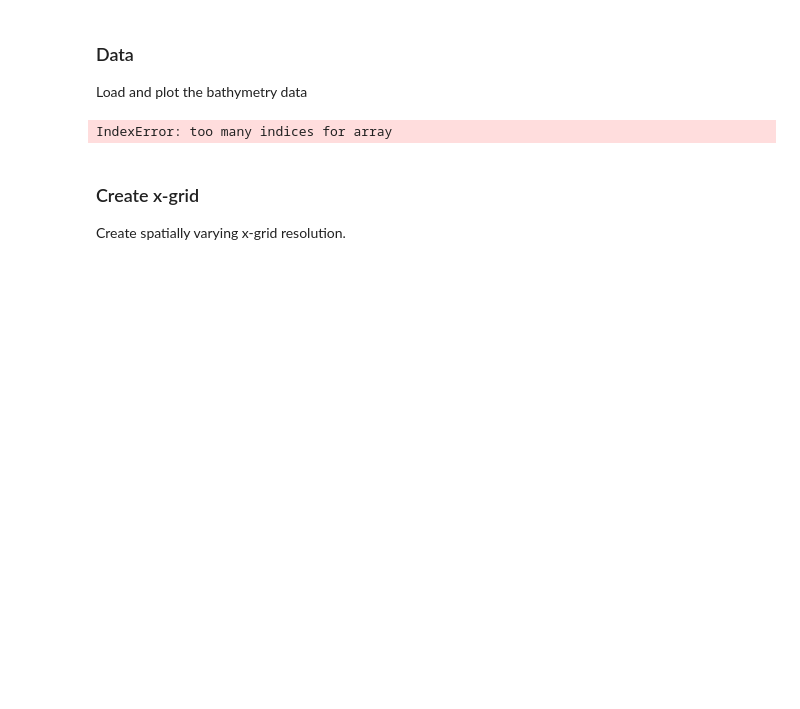
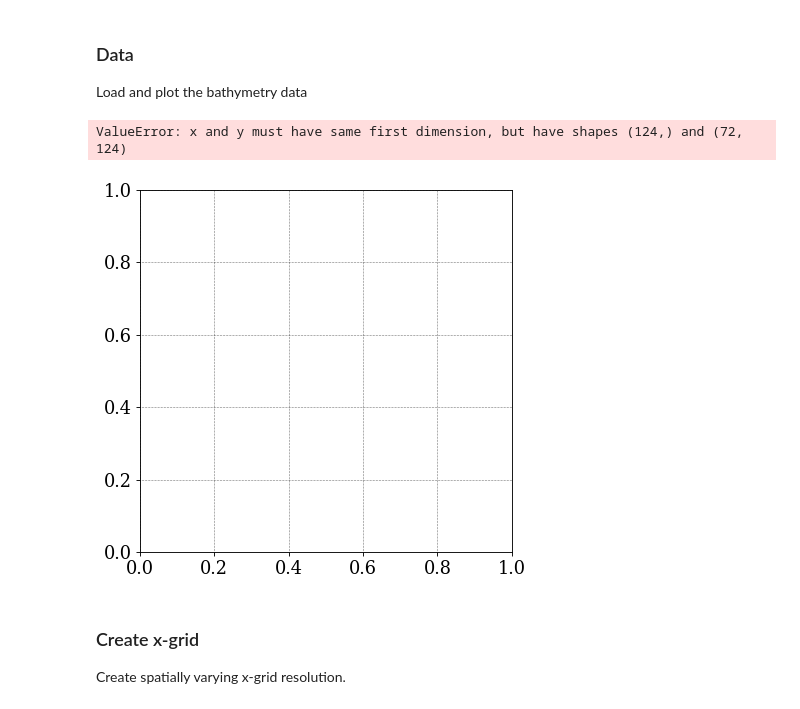
Before and after one commit to Seth-McKilla/xbeach-northbay, a Jupyter notebook: analysis.ipynb, the cells around one changed output. Cells and saved outputs as stored; diff of their text form; code cells hidden in the pictures; blank space fills up the shorter version.

Commit message:
Setup 2D array for bathy

```diff
--- a/analysis.ipynb
+++ b/analysis.ipynb
@@ -23,25 +23,27 @@ plt.style.use(os.path.join('lib', 'xbeach-toolbox', 'scripts', 'xb.mplstyle'))
 Load and plot the bathymetry data
 # %%
 ## load data
-bathy = np.loadtxt('.//lib//DEM-to-grid//output//bathy.dep')
-bathy = bathy[0,:]
+bathy = np.loadtxt('./lib/xbeach-toolbox/examples/clean/bathy.dep')
 
 ## set bathy grid
-nx = 657
-ny = 1477
+nx = 124
+ny = 72
 dx = 5
 dy = 20
 
 x = np.linspace(0,(nx-1)*dx,nx)
+y = np.linspace(0,(ny-1)*dy,ny)
 
 ## plot
 plt.figure()
-plt.plot(x,bathy)
+plt.pcolor(x,y,bathy)
+plt.colorbar()
 plt.xlabel('x [m]')
-plt.ylabel('z [m]')
+plt.ylabel('y [m]')
 plt.title('bathy')
 # %% [output]
-IndexError: too many indices for array
+ValueError: x and y must have same first dimension, but have shapes (124,) and (72, 124)
+[figure, added]
 # %% [markdown]
 ### Create x-grid
 Create spatially varying x-grid resolution.
```
Also changed, not shown: parts of 1 cell of this notebook.
